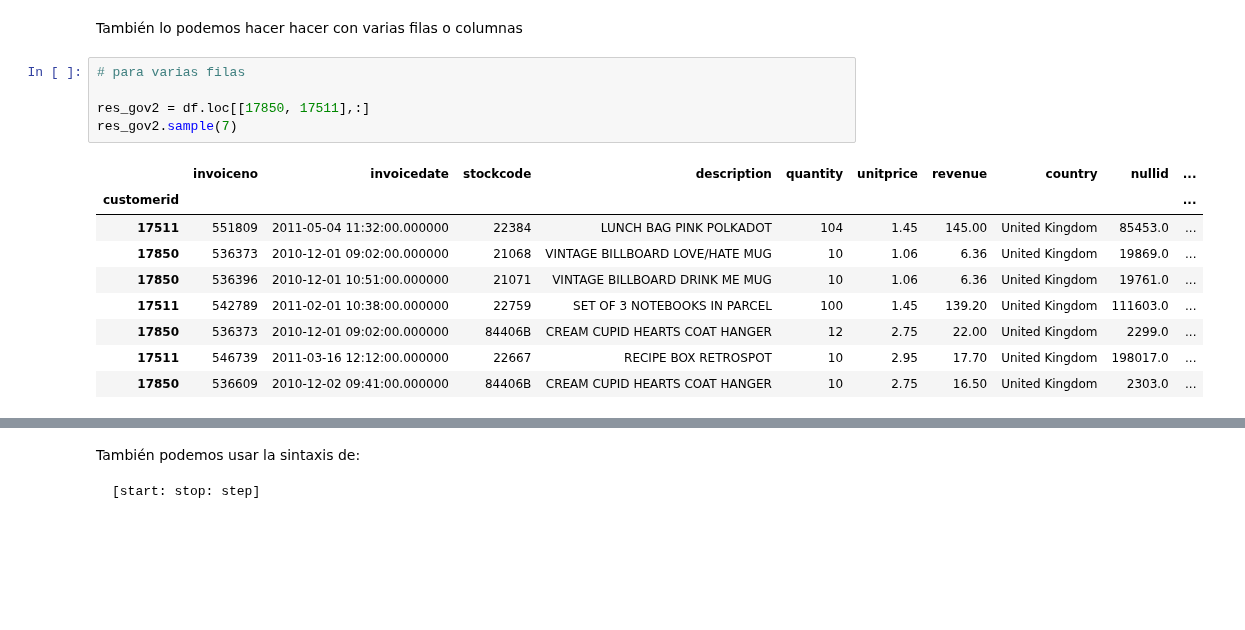
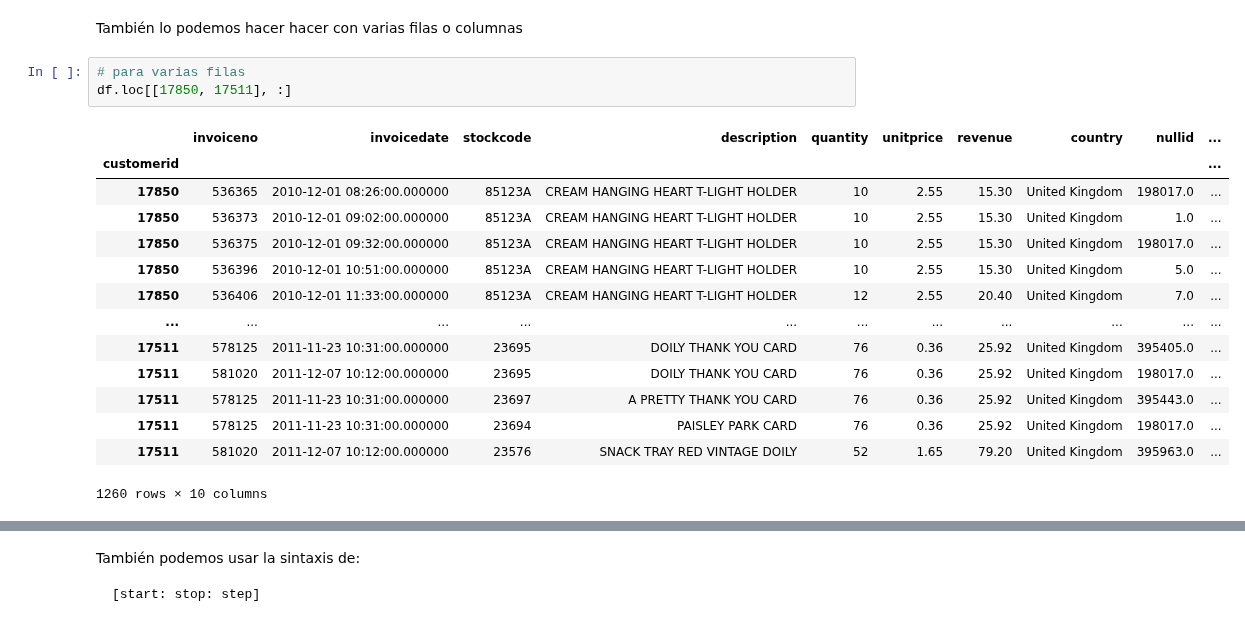
Before and after one commit to Ironhack-Part-Time-Enero2022/apuntes-clases, a Jupyter notebook: semana-4/4.2-Mas-Pandas.ipynb, the cells around one changed output, grey strips where cells are left out. Drawn from its saved outputs; the diff is of its cells as text; blank space fills up the shorter version.

```diff
--- a/semana-4/4.2-Mas-Pandas.ipynb
+++ b/semana-4/4.2-Mas-Pandas.ipynb
@@ -309,18 +457,21 @@ res_gov.head(2)
 También lo podemos hacer hacer con varias filas o columnas
 # %%
 # para varias filas
-
-res_gov2 = df.loc[[17850, 17511],:]
-res_gov2.sample(7)
+df.loc[[17850, 17511], :]
 # %% [output]
 |  | invoiceno | invoicedate | stockcode | description | quantity | unitprice | revenue | country | nullid | ... |
 | customerid |  |  |  |  |  |  |  |  |  | ... |
-| 17511 | 551809 | 2011-05-04 11:32:00.000000 | 22384 | LUNCH BAG PINK POLKADOT | 104 | 1.45 | 145.00 | United Kingdom | 85453.0 | ... |
-| 17850 | 536373 | 2010-12-01 09:02:00.000000 | 21068 | VINTAGE BILLBOARD LOVE/HATE MUG | 10 | 1.06 | 6.36 | United Kingdom | 19869.0 | ... |
-| 17850 | 536396 | 2010-12-01 10:51:00.000000 | 21071 | VINTAGE BILLBOARD DRINK ME MUG | 10 | 1.06 | 6.36 | United Kingdom | 19761.0 | ... |
-| 17511 | 542789 | 2011-02-01 10:38:00.000000 | 22759 | SET OF 3 NOTEBOOKS IN PARCEL | 100 | 1.45 | 139.20 | United Kingdom | 111603.0 | ... |
-| 17850 | 536373 | 2010-12-01 09:02:00.000000 | 84406B | CREAM CUPID HEARTS COAT HANGER | 12 | 2.75 | 22.00 | United Kingdom | 2299.0 | ... |
-| 17511 | 546739 | 2011-03-16 12:12:00.000000 | 22667 | RECIPE BOX RETROSPOT | 10 | 2.95 | 17.70 | United Kingdom | 198017.0 | ... |
-| 17850 | 536609 | 2010-12-02 09:41:00.000000 | 84406B | CREAM CUPID HEARTS COAT HANGER | 10 | 2.75 | 16.50 | United Kingdom | 2303.0 | ... |
+| 17850 | 536365 | 2010-12-01 08:26:00.000000 | 85123A | CREAM HANGING HEART T-LIGHT HOLDER | 10 | 2.55 | 15.30 | United Kingdom | 198017.0 | ... |
+| 17850 | 536373 | 2010-12-01 09:02:00.000000 | 85123A | CREAM HANGING HEART T-LIGHT HOLDER | 10 | 2.55 | 15.30 | United Kingdom | 1.0 | ... |
+| 17850 | 536375 | 2010-12-01 09:32:00.000000 | 85123A | CREAM HANGING HEART T-LIGHT HOLDER | 10 | 2.55 | 15.30 | United Kingdom | 198017.0 | ... |
+| 17850 | 536396 | 2010-12-01 10:51:00.000000 | 85123A | CREAM HANGING HEART T-LIGHT HOLDER | 10 | 2.55 | 15.30 | United Kingdom | 5.0 | ... |
+| 17850 | 536406 | 2010-12-01 11:33:00.000000 | 85123A | CREAM HANGING HEART T-LIGHT HOLDER | 12 | 2.55 | 20.40 | United Kingdom | 7.0 | ... |
+| ... | ... | ... | ... | ... | ... | ... | ... | ... | ... | ... |
+| 17511 | 578125 | 2011-11-23 10:31:00.000000 | 23695 | DOILY THANK YOU CARD | 76 | 0.36 | 25.92 | United Kingdom | 395405.0 | ... |
+| 17511 | 581020 | 2011-12-07 10:12:00.000000 | 23695 | DOILY THANK YOU CARD | 76 | 0.36 | 25.92 | United Kingdom | 198017.0 | ... |
+| 17511 | 578125 | 2011-11-23 10:31:00.000000 | 23697 | A PRETTY THANK YOU CARD | 76 | 0.36 | 25.92 | United Kingdom | 395443.0 | ... |
+| 17511 | 578125 | 2011-11-23 10:31:00.000000 | 23694 | PAISLEY PARK CARD | 76 | 0.36 | 25.92 | United Kingdom | 198017.0 | ... |
+| 17511 | 581020 | 2011-12-07 10:12:00.000000 | 23576 | SNACK TRAY RED VINTAGE DOILY | 52 | 1.65 | 79.20 | United Kingdom | 395963.0 | ... |
+1260 rows × 10 columns
 # %%
 # para varias columnas
```
Also changed, not shown: parts of 104 cells of this notebook, 2 other files.
